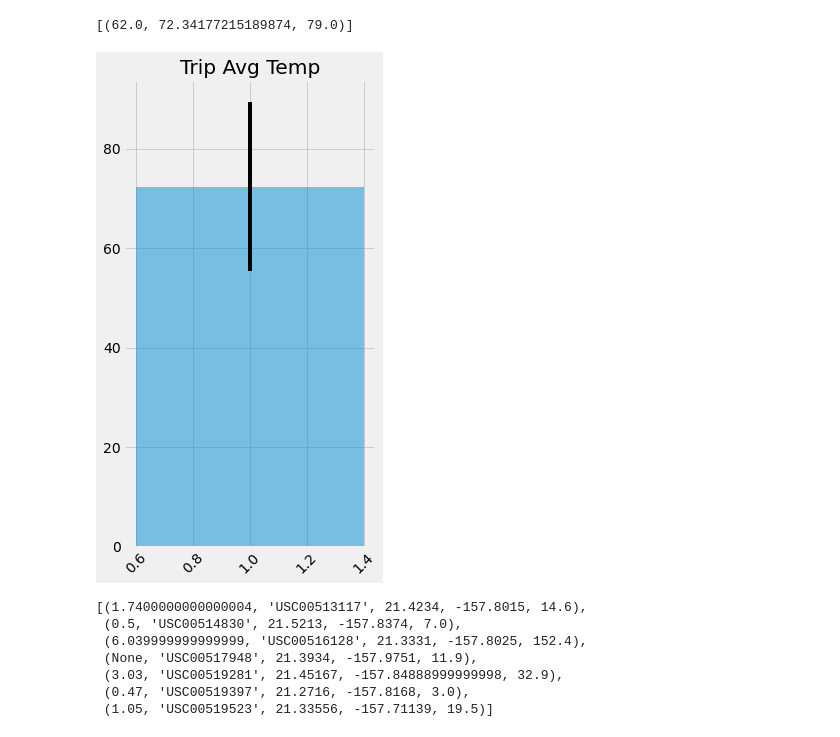
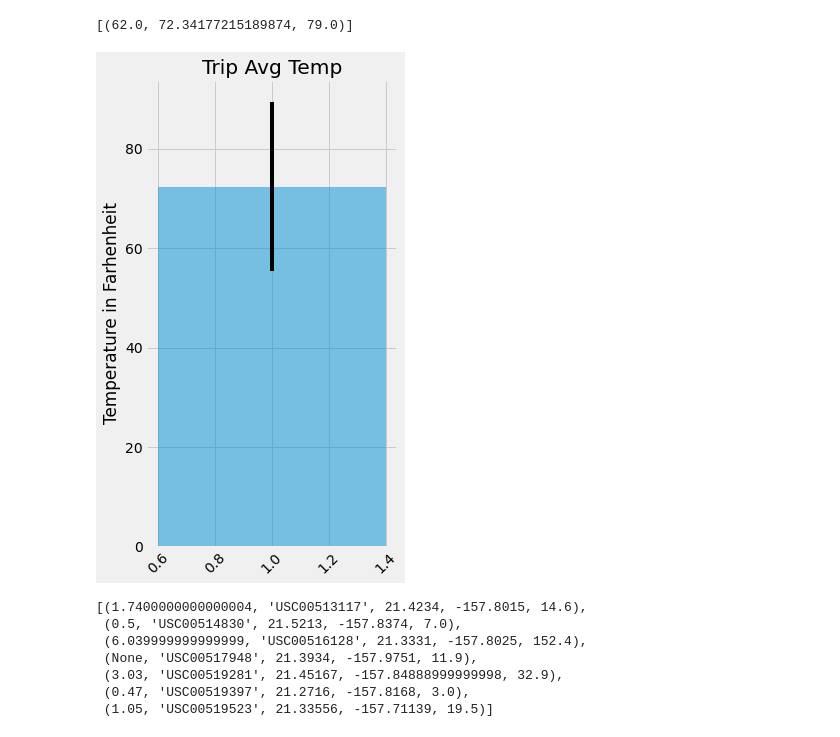
Before and after one commit to richardk6/SQLalchemy-project, a Jupyter notebook: climate_starter.ipynb, the cells around one changed output. Cells and saved outputs as stored; diff of their text form; code cells hidden in the pictures.

```diff
--- a/climate_starter.ipynb
+++ b/climate_starter.ipynb
@@ -242,19 +244,20 @@ Trip
 # %%
 # Plot the results from your previous query as a bar chart.
 # Use "Trip Avg Temp" as your Title
 # Use the average temperature for the y value
 # Use the peak-to-peak (tmax-tmin) value as the y error bar (yerr)
 df_trip = pd.DataFrame(Trip, columns=['tmin', 'tavg', 'tmax'])
 yerr = df_trip['tmax'] - df_trip["tmin"]
 xpos=1
 
 fig, ax = plt.subplots(figsize=plt.figaspect(2.))
 ax.bar(xpos, df_trip["tavg"], yerr=yerr, alpha=0.5)
 plt.title("Trip Avg Temp")
+plt.ylabel("Temperature in Farhenheit")
 plt.xticks(rotation=45)
 plt.show()
 # %% [output]
-[figure, old version]
+[figure, new version]
 # %%
 # Calculate the total amount of rainfall per weather station for your trip dates using the previous year's matching dates.
 # Sort this in descending order by precipitation amount and list the station, name, latitude, longitude, and elevation
```
Also changed, not shown: parts of 8 cells of this notebook.
